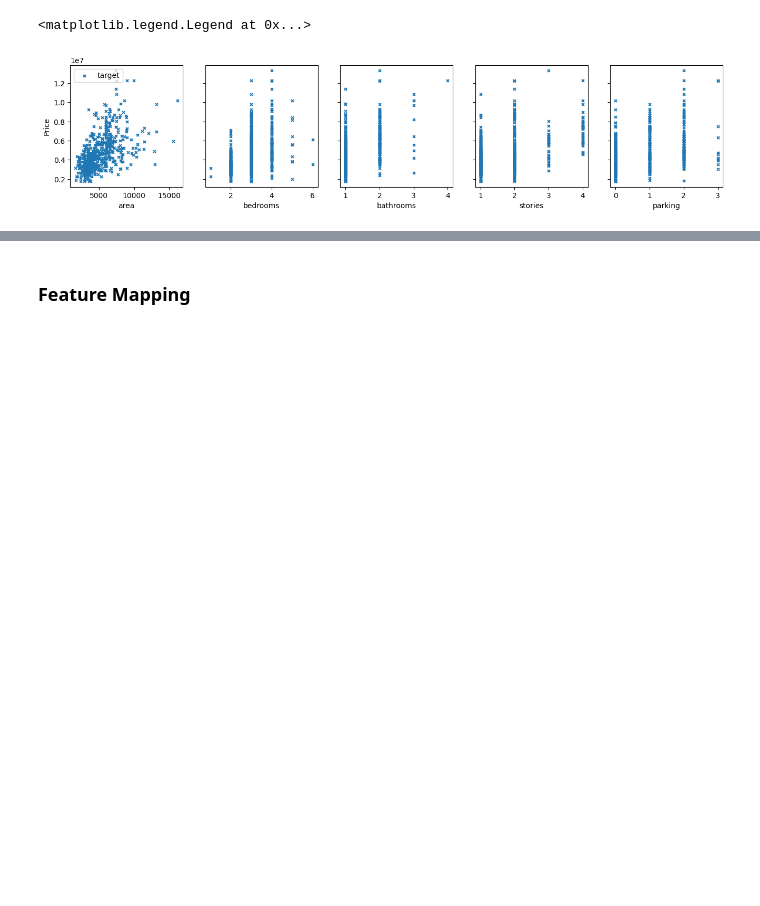
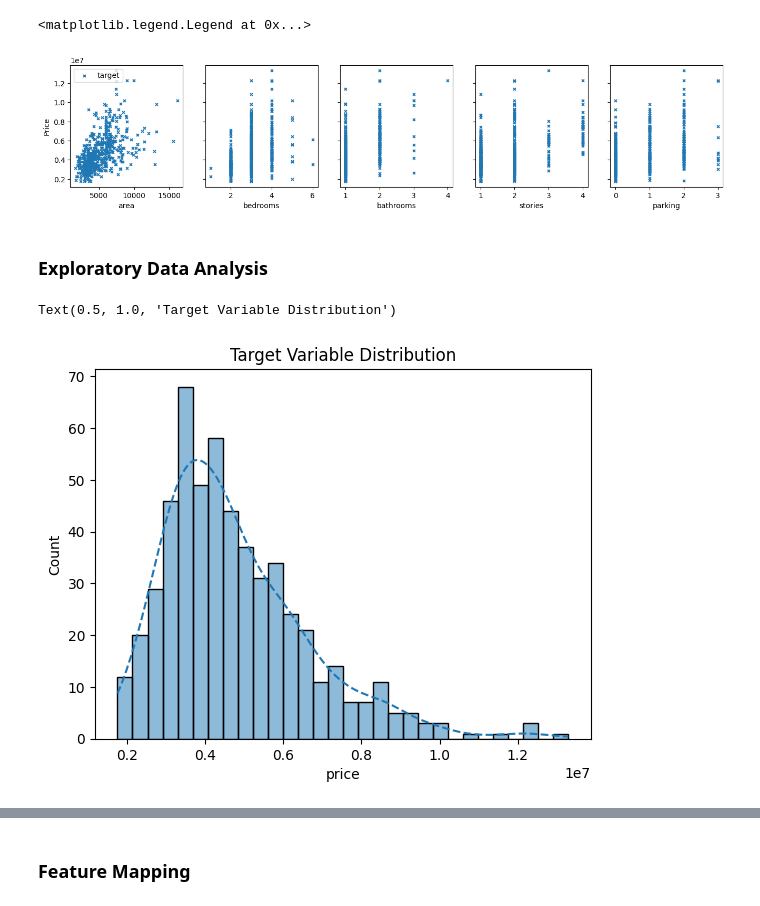
Before and after one commit to matsouto/ML_Notebooks, a Jupyter notebook: Supervised Learning/Multiplelinear.ipynb, the cells around one changed output, grey strips where cells are left out. Saved outputs shown, nothing was run; the diff lists cells and outputs as text; code cells hidden in the pictures; blank space fills up the shorter version.

```diff
--- a/Supervised Learning/Multiplelinear.ipynb
+++ b/Supervised Learning/Multiplelinear.ipynb
@@ -58,3 +122,12 @@ ax[0].legend(['target'], loc='upper left')
 # %% [output]
 <matplotlib.legend.Legend at 0x...>
 [figure]
+# %% [markdown]
+### Exploratory Data Analysis
+# %%
+# Analysing the distribution of the target
+sns.histplot(df[target], bins=30, color = 'tab:blue', kde=True, line_kws = {'color':'red','linestyle': 'dashed'}).set_xlabel(target)
+plt.title('Target Variable Distribution')
+# %% [output]
+Text(0.5, 1.0, 'Target Variable Distribution')
+[figure, added]
```
Also changed, not shown: parts of 10 cells of this notebook, 1 other file.
